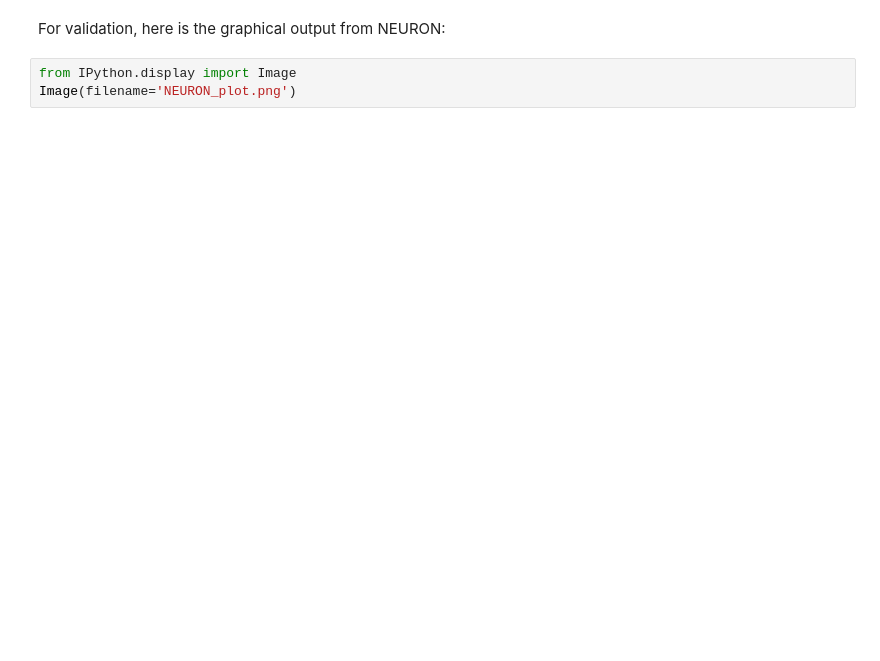
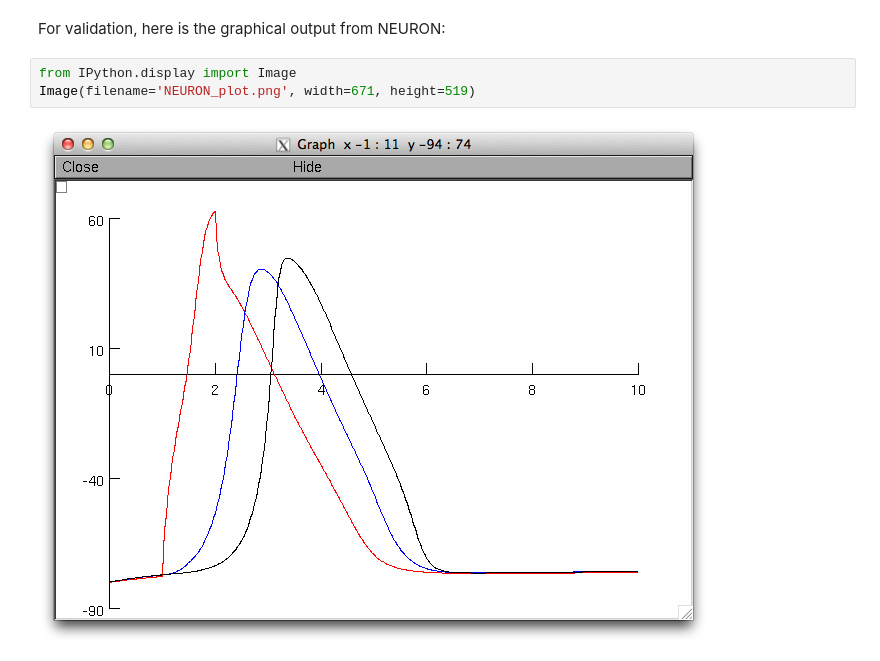
Before and after one commit to miketrumpis/notebook-test, a Jupyter notebook: python-neuron.ipynb, the cells around one changed output. Saved outputs shown, nothing was run; the diff lists cells and outputs as text; blank space fills up the shorter version.

```diff
--- a/python-neuron.ipynb
+++ b/python-neuron.ipynb
@@ -168,4 +189,6 @@ pp.legend(('Soma', 'Axon 1', 'Axon 2'))
 For validation, here is the graphical output from NEURON:
 # %%
 from IPython.display import Image
-Image(filename='NEURON_plot.png')
+Image(filename='NEURON_plot.png', width=671, height=519)
+# %% [output]
+[figure, added]
```
Also changed, not shown: parts of 10 cells of this notebook.
